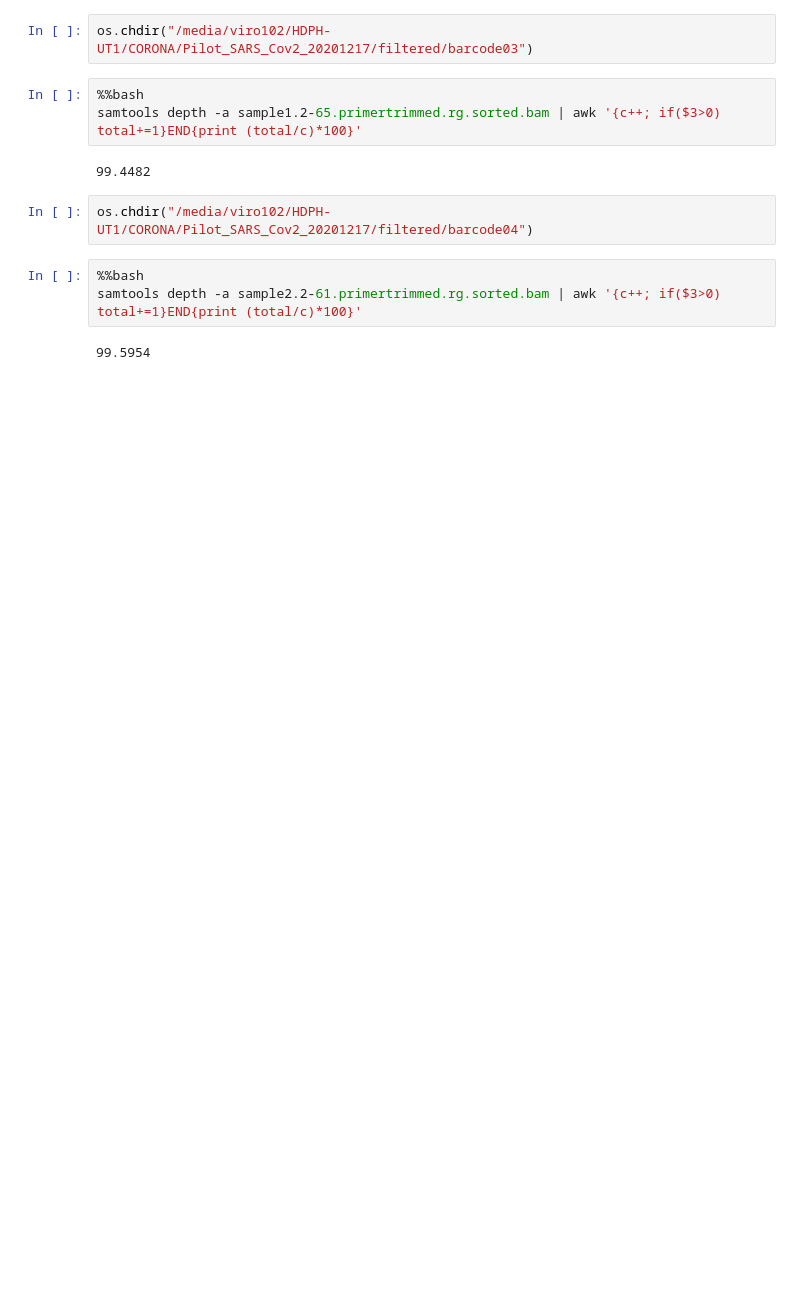
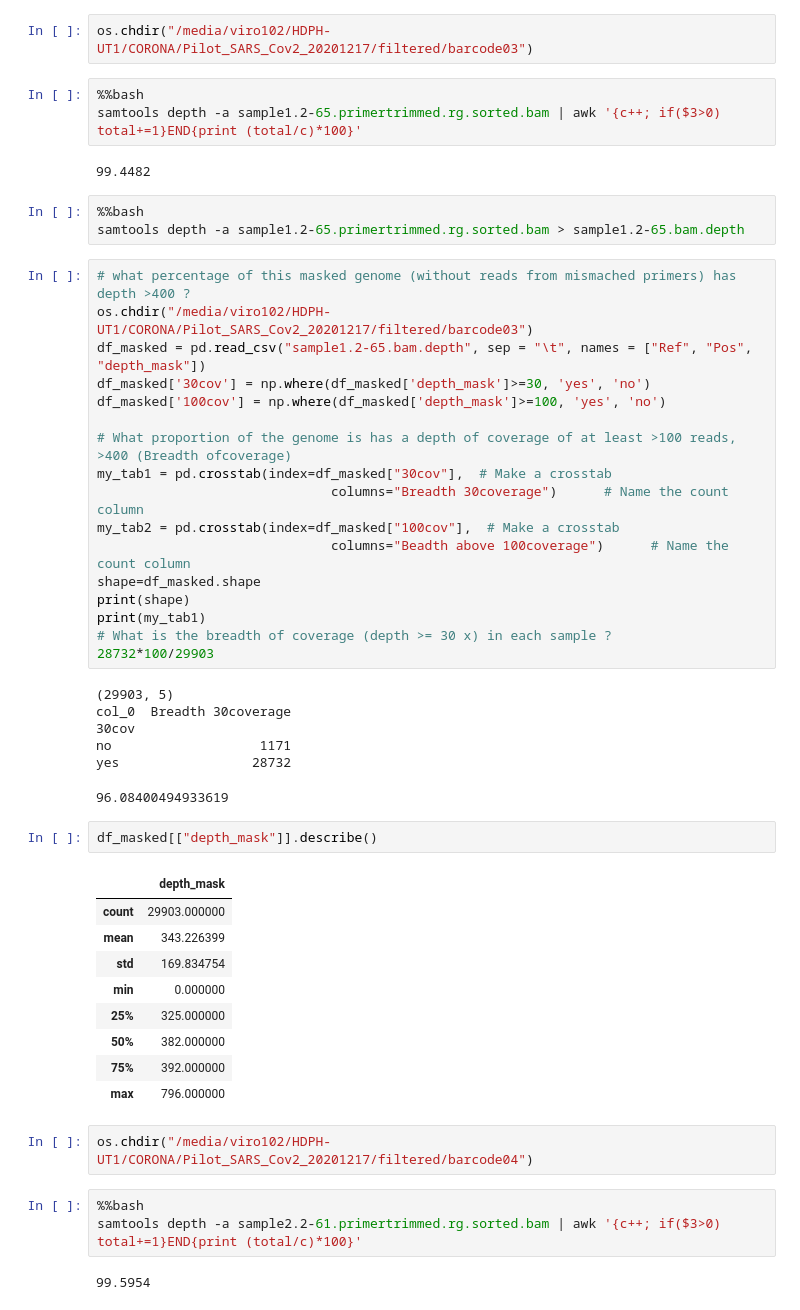
Before and after one commit to kagningemma/SARS-CoV-2-NGS-optimization, a Jupyter notebook: SARS-CoV-2-MiNion-2.ipynb, the cells around one changed output. Cells and saved outputs as stored; diff of their text form; blank space fills up the shorter version.

```diff
--- a/SARS-CoV-2-MiNion-2.ipynb
+++ b/SARS-CoV-2-MiNion-2.ipynb
@@ -354,6 +445,45 @@ os.chdir("/media/viro102/HDPH-UT1/CORONA/Pilot_SARS_Cov2_20201217/filtered/barco
 samtools depth -a sample1.2-65.primertrimmed.rg.sorted.bam | awk '{c++; if($3>0) total+=1}END{print (total/c)*100}'
 # %% [output]
 99.4482
+# %%
+%%bash
+samtools depth -a sample1.2-65.primertrimmed.rg.sorted.bam > sample1.2-65.bam.depth
+# %%
+# what percentage of this masked genome (without reads from mismached primers) has depth >400 ?
+os.chdir("/media/viro102/HDPH-UT1/CORONA/Pilot_SARS_Cov2_20201217/filtered/barcode03")
+df_masked = pd.read_csv("sample1.2-65.bam.depth", sep = "\t", names = ["Ref", "Pos", "depth_mask"])
+df_masked['30cov'] = np.where(df_masked['depth_mask']>=30, 'yes', 'no')
+df_masked['100cov'] = np.where(df_masked['depth_mask']>=100, 'yes', 'no')
+
+# What proportion of the genome is has a depth of coverage of at least >100 reads, >400 (Breadth ofcoverage)
+my_tab1 = pd.crosstab(index=df_masked["30cov"],  # Make a crosstab
+                              columns="Breadth 30coverage")      # Name the count column
+my_tab2 = pd.crosstab(index=df_masked["100cov"],  # Make a crosstab
+                              columns="Beadth above 100coverage")      # Name the count column
+shape=df_masked.shape
+print(shape)
+print(my_tab1)
+# What is the breadth of coverage (depth >= 30 x) in each sample ?
+28732*100/29903
+# %% [output]
+(29903, 5)
+col_0  Breadth 30coverage
+30cov
+no                   1171
+yes                 28732
+96.08400494933619
+# %%
+df_masked[["depth_mask"]].describe()
+# %% [output]
+|  | depth_mask |
+| count | 29903.000000 |
+| mean | 343.226399 |
+| std | 169.834754 |
+| min | 0.000000 |
+| 25% | 325.000000 |
+| 50% | 382.000000 |
+| 75% | 392.000000 |
+| max | 796.000000 |
 # %%
 os.chdir("/media/viro102/HDPH-UT1/CORONA/Pilot_SARS_Cov2_20201217/filtered/barcode04")
 # %%
```
Also changed, not shown: parts of 27 cells of this notebook.
